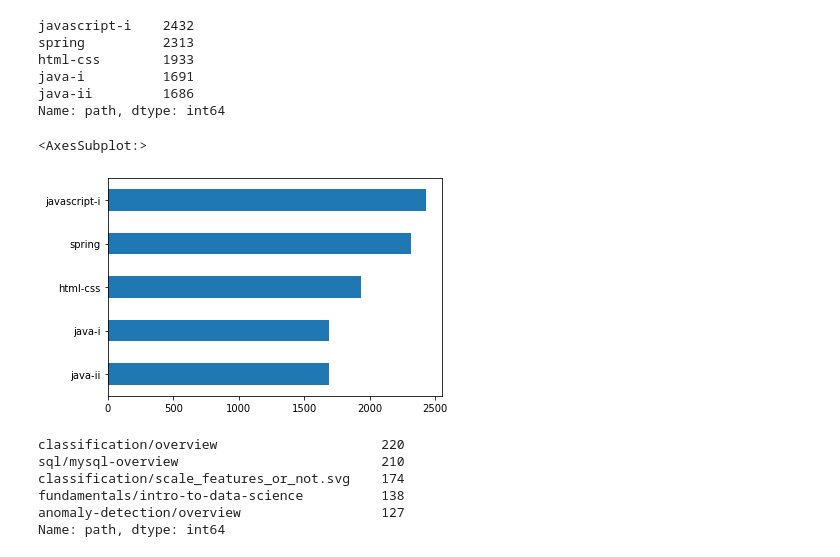
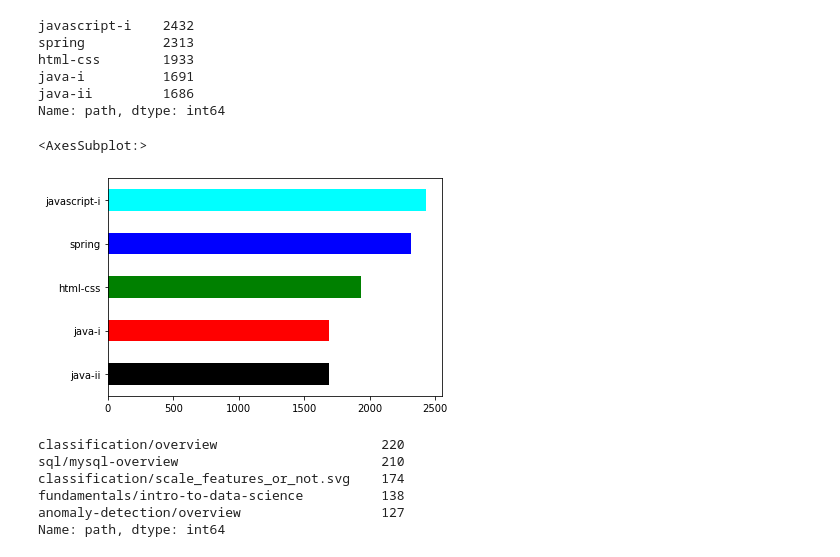
Before and after one commit to miller-cerna-laskowski-morris-eyring/anomaly-group-project, a Jupyter notebook: ray_eda.ipynb, the cells around one changed output. Saved outputs shown, nothing was run; the diff lists cells and outputs as text; code cells hidden in the pictures.

Commit message:
updated visuals

```diff
--- a/ray_eda.ipynb
+++ b/ray_eda.ipynb
@@ -255,10 +255,11 @@ java-i          1691
 java-ii         1686
 Name: path, dtype: int64
 # %%
-postgrad_access_wd.path.value_counts().head().sort_values(ascending=True).plot(kind='barh')
+postgrad_access_wd.path.value_counts().head().sort_values(ascending=True).plot(
+    kind='barh', color=['black', 'red', 'green', 'blue', 'cyan'])
 # %% [output]
 <AxesSubplot:>
-[figure, old version]
+[figure, new version]
 # %%
 postgrad_access_ds.path.value_counts().head()
 # %% [output]
```
Also changed, not shown: parts of 10 cells of this notebook.
